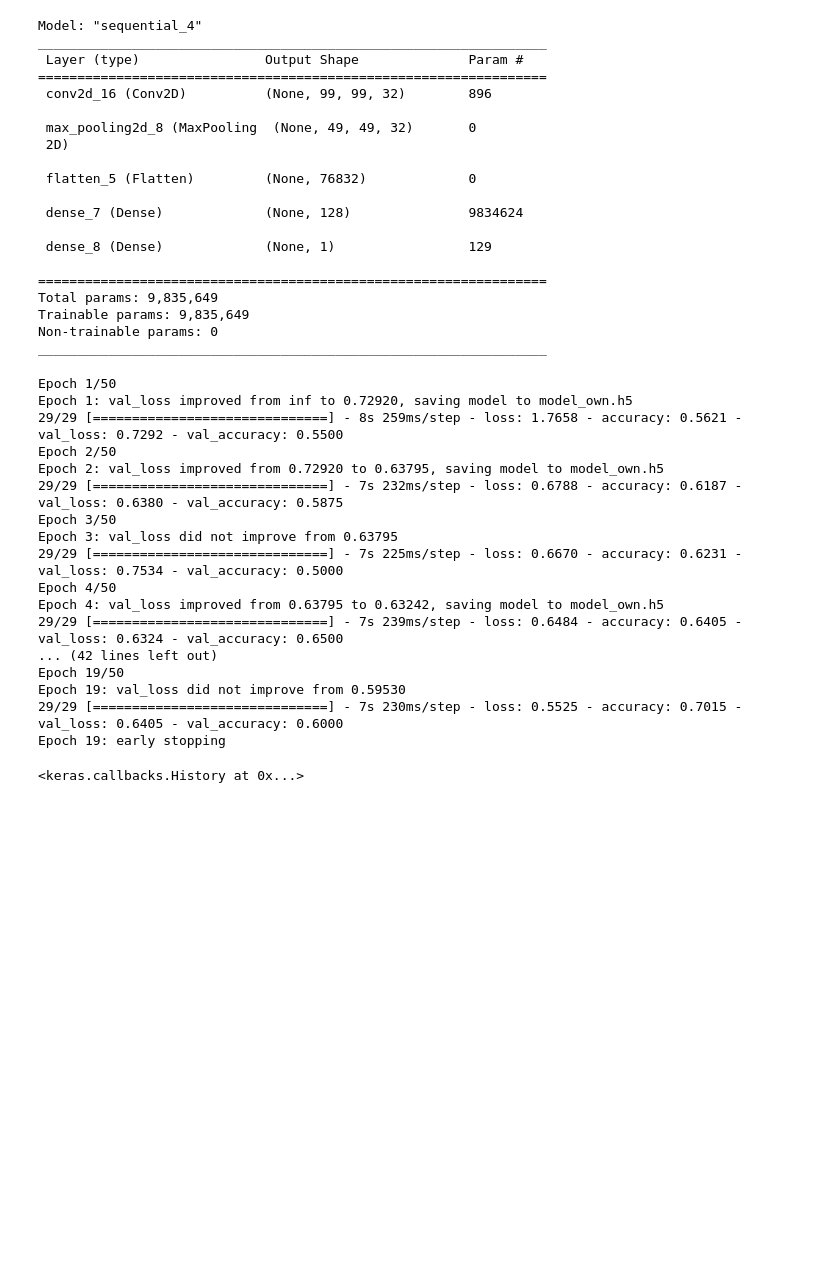
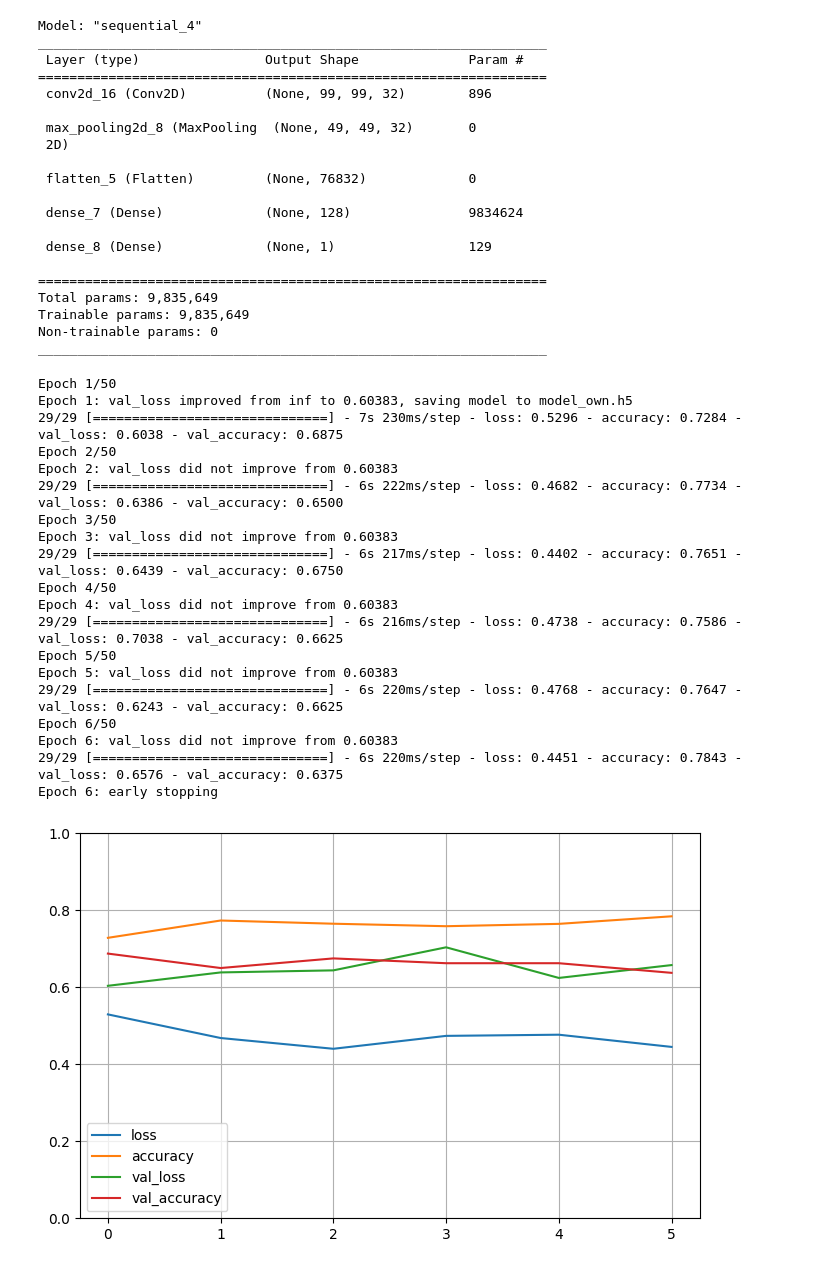
Before and after one commit to Sharzzz001/Machine-Learning-Applications-and-Kaggle-Competitions, a Jupyter notebook: Self-Projects/Image - Cats & Dogs Classification/main.ipynb, the cells around one changed output. Drawn from its saved outputs; the diff is of its cells as text; code cells hidden in the pictures; blank space fills up the shorter version.

Commit message:
63.75% using my model

```diff
--- a/Self-Projects/Image - Cats & Dogs Classification/main.ipynb
+++ b/Self-Projects/Image - Cats & Dogs Classification/main.ipynb
@@ -355,27 +355,35 @@ _________________________________________________________________
 # %%
 model.compile(optimizer='adam',loss='binary_crossentropy', metrics=['accuracy'])
 from keras.callbacks import EarlyStopping
-es = EarlyStopping(monitor='val_loss', mode='min', verbose=1, patience=10)
+es = EarlyStopping(monitor='val_loss', mode='min', verbose=1, patience=5)
 save_checkpoint = keras.callbacks.ModelCheckpoint(filepath='model_own.h5', monitor='val_loss', save_best_only=True, verbose=1)
 # %%
-model.fit(training_set,steps_per_epoch=training_set.samples//16,epochs=50,
+hist=model.fit(training_set,steps_per_epoch=training_set.samples//16,epochs=50,
         callbacks=[save_checkpoint,es],validation_data=validation_set,verbose=True,validation_steps=validation_set.samples//16)
 # %% [output]
 Epoch 1/50
-Epoch 1: val_loss improved from inf to 0.72920, saving model to model_own.h5
-29/29 [==============================] - 8s 259ms/step - loss: 1.7658 - accuracy: 0.5621 - val_loss: 0.7292 - val_accuracy: 0.5500
+Epoch 1: val_loss improved from inf to 0.60383, saving model to model_own.h5
+29/29 [==============================] - 7s 230ms/step - loss: 0.5296 - accuracy: 0.7284 - val_loss: 0.6038 - val_accuracy: 0.6875
 Epoch 2/50
-Epoch 2: val_loss improved from 0.72920 to 0.63795, saving model to model_own.h5
-29/29 [==============================] - 7s 232ms/step - loss: 0.6788 - accuracy: 0.6187 - val_loss: 0.6380 - val_accuracy: 0.5875
+Epoch 2: val_loss did not improve from 0.60383
+29/29 [==============================] - 6s 222ms/step - loss: 0.4682 - accuracy: 0.7734 - val_loss: 0.6386 - val_accuracy: 0.6500
 Epoch 3/50
-Epoch 3: val_loss did not improve from 0.63795
-29/29 [==============================] - 7s 225ms/step - loss: 0.6670 - accuracy: 0.6231 - val_loss: 0.7534 - val_accuracy: 0.5000
+Epoch 3: val_loss did not improve from 0.60383
+29/29 [==============================] - 6s 217ms/step - loss: 0.4402 - accuracy: 0.7651 - val_loss: 0.6439 - val_accuracy: 0.6750
 Epoch 4/50
-Epoch 4: val_loss improved from 0.63795 to 0.63242, saving model to model_own.h5
-29/29 [==============================] - 7s 239ms/step - loss: 0.6484 - accuracy: 0.6405 - val_loss: 0.6324 - val_accuracy: 0.6500
-... (42 lines left out)
-Epoch 19/50
-Epoch 19: val_loss did not improve from 0.59530
-29/29 [==============================] - 7s 230ms/step - loss: 0.5525 - accuracy: 0.7015 - val_loss: 0.6405 - val_accuracy: 0.6000
-Epoch 19: early stopping
+Epoch 4: val_loss did not improve from 0.60383
+29/29 [==============================] - 6s 216ms/step - loss: 0.4738 - accuracy: 0.7586 - val_loss: 0.7038 - val_accuracy: 0.6625
+Epoch 5/50
+Epoch 5: val_loss did not improve from 0.60383
+29/29 [==============================] - 6s 220ms/step - loss: 0.4768 - accuracy: 0.7647 - val_loss: 0.6243 - val_accuracy: 0.6625
+Epoch 6/50
+Epoch 6: val_loss did not improve from 0.60383
+29/29 [==============================] - 6s 220ms/step - loss: 0.4451 - accuracy: 0.7843 - val_loss: 0.6576 - val_accuracy: 0.6375
+Epoch 6: early stopping
-<keras.callbacks.History at 0x...>
+# %%
+pd.DataFrame(hist.history).plot(figsize=(8,5))
+plt.grid(True)
+plt.gca().set_ylim(0,1)
+plt.show()
+# %% [output]
+[figure, added]
```
